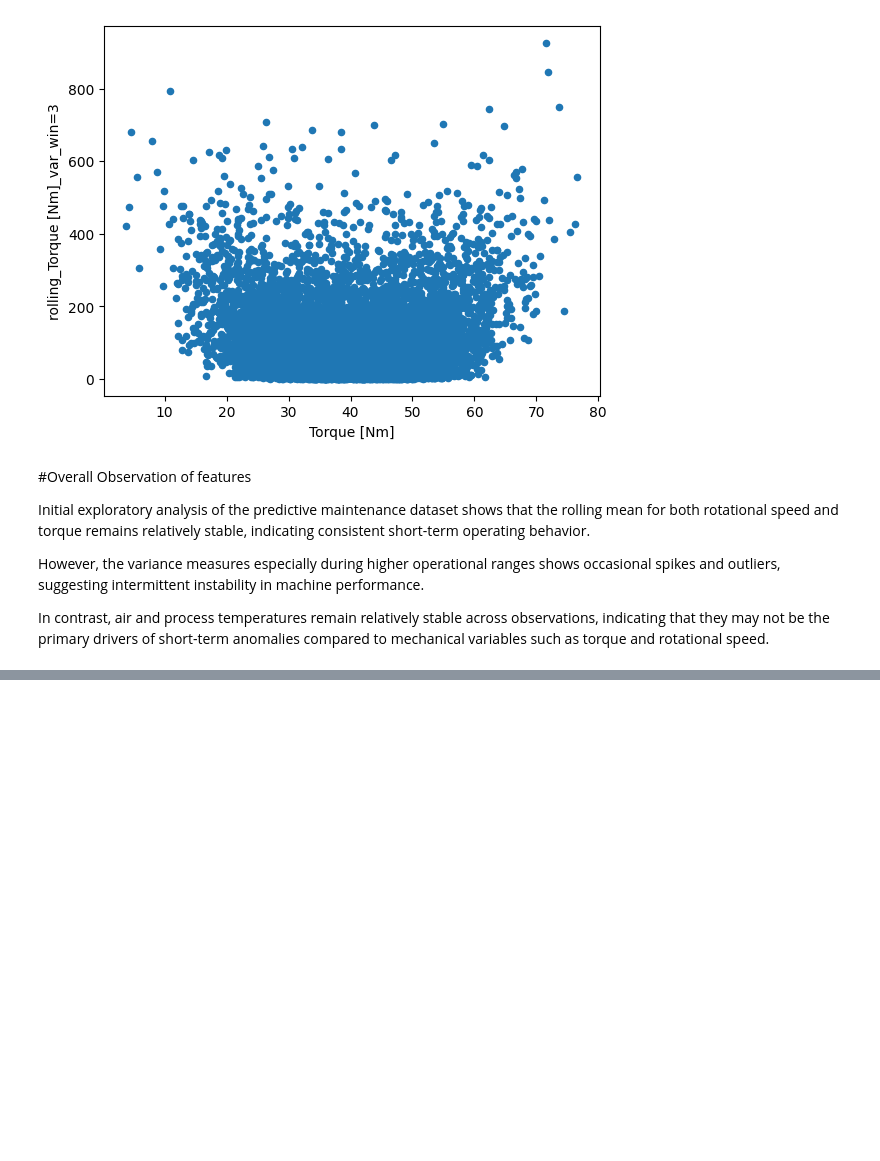
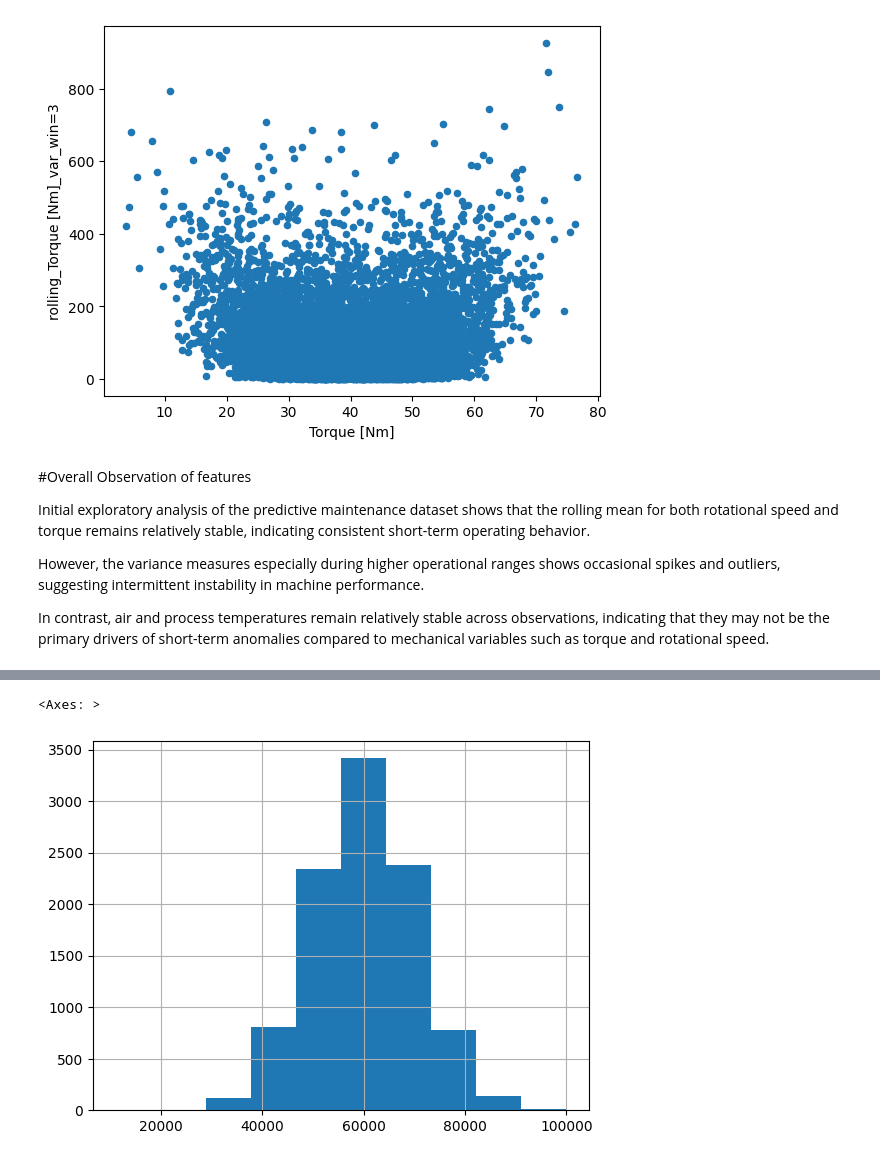
Before and after one commit to abinayasundaramoorthi/Predictive-maintenence-iot, a Jupyter notebook: feature_engineering.ipynb, the cells around one changed output, grey strips where cells are left out. Cells and saved outputs as stored; diff of their text form; code cells hidden in the pictures; blank space fills up the shorter version.

```diff
--- a/feature_engineering.ipynb
+++ b/feature_engineering.ipynb
@@ -235,0 +284,2 @@ In contrast, air and process temperatures remain relatively stable across observ
+# %%
+df["stress_index"] = (df["Rotational speed [rpm]"] * df["Torque [Nm]"])
@@ -235,0 +298,5 @@ In contrast, air and process temperatures remain relatively stable across observ
+# %%
+df["stress_index"].hist(bins=10)
+# %% [output]
+<Axes: >
+[figure, added]
```
Also changed, not shown: parts of 9 cells of this notebook.
